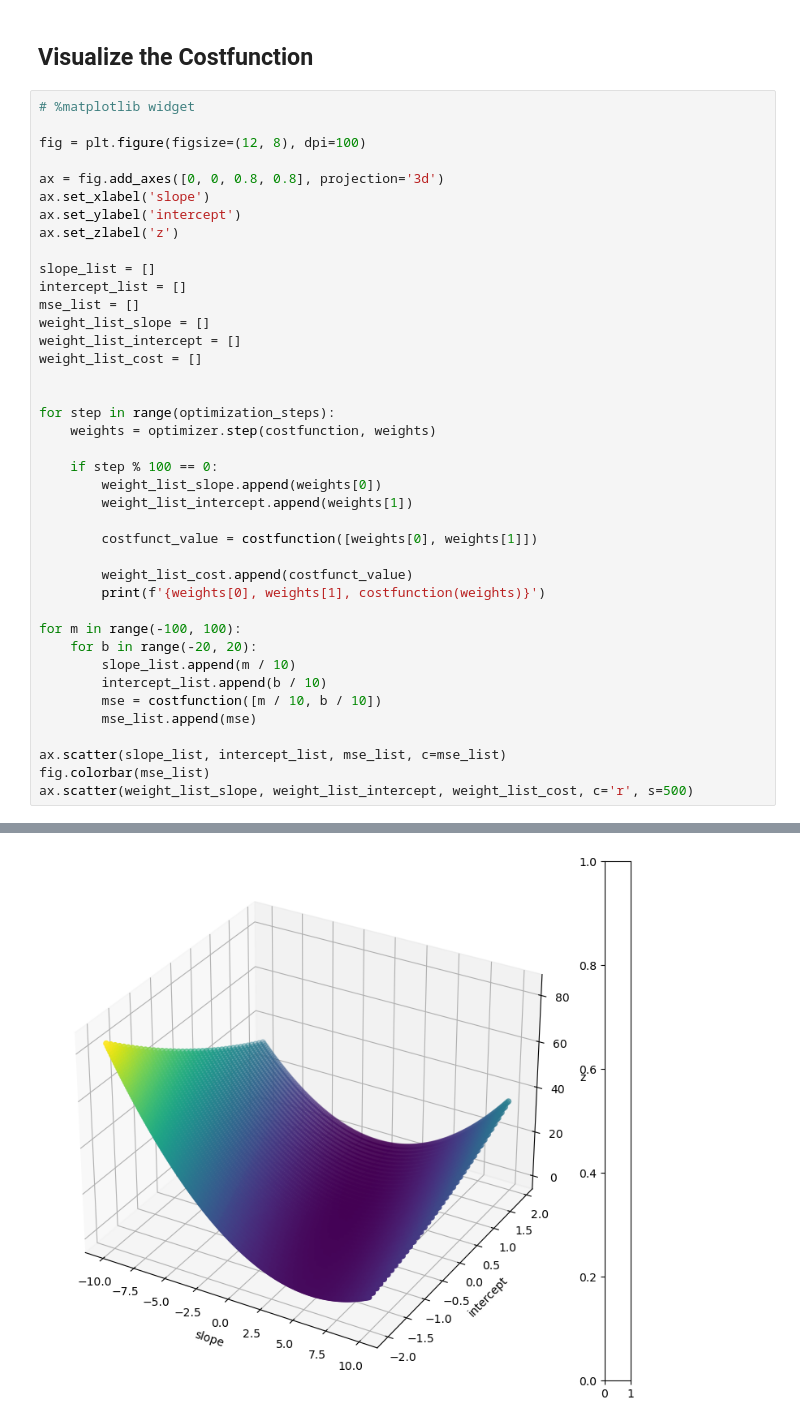
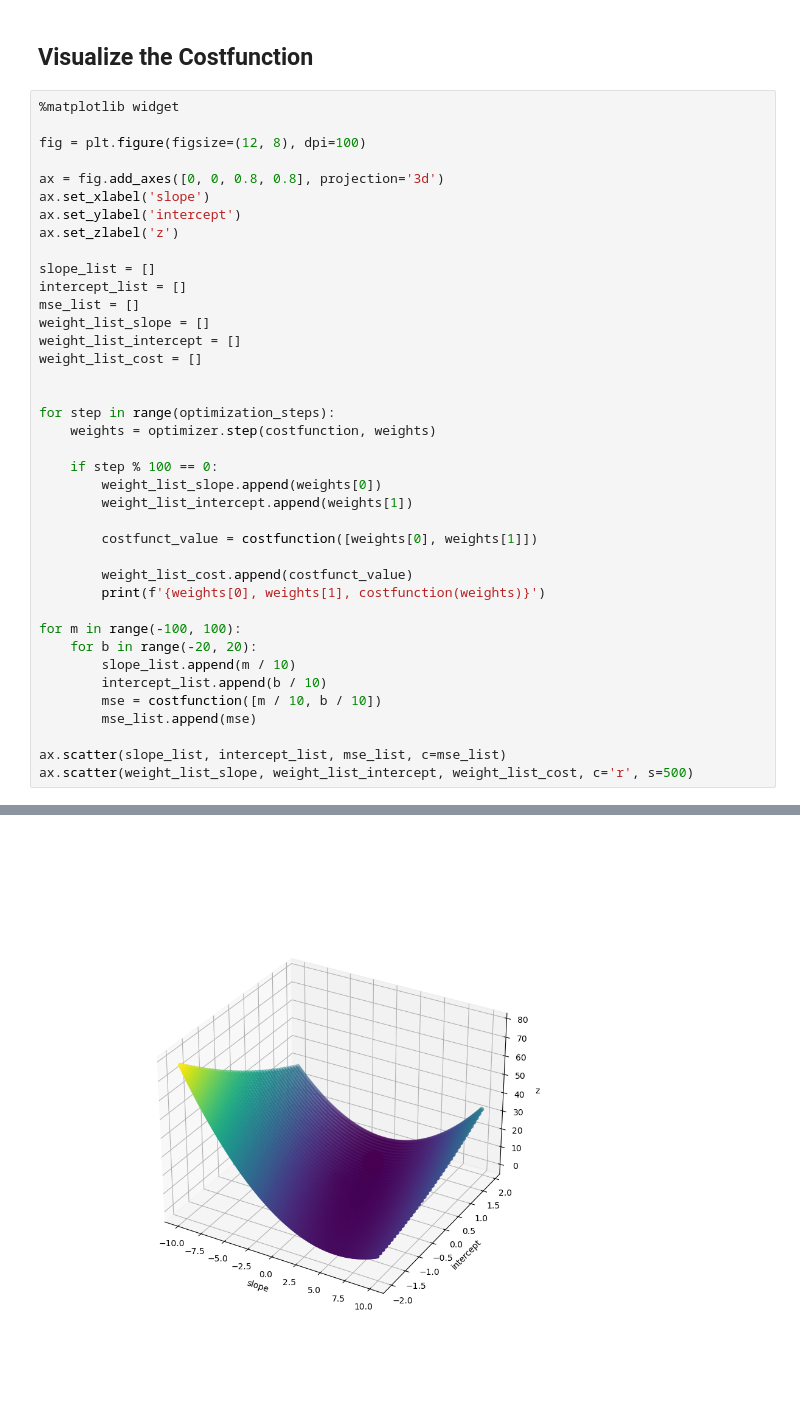
Before and after one commit to philBram/datascience, a Jupyter notebook: seaborn_summary/3d_plot_learning_rate.ipynb, the cells around one changed output, grey strips where cells are left out. Drawn from its saved outputs; the diff is of its cells as text; blank space fills up the shorter version.

```diff
--- a/seaborn_summary/3d_plot_learning_rate.ipynb
+++ b/seaborn_summary/3d_plot_learning_rate.ipynb
@@ -58,7 +58,7 @@ sns.scatterplot(x=x_values, y=y_values)
 # %% [markdown]
 ## Visualize the Costfunction
 # %%
-# %matplotlib widget
+%matplotlib widget
 
 fig = plt.figure(figsize=(12, 8), dpi=100)
 
@@ -95,6 +95,5 @@ for m in range(-100, 100):
         mse_list.append(mse)
 
 ax.scatter(slope_list, intercept_list, mse_list, c=mse_list)
-fig.colorbar(mse_list)
 ax.scatter(weight_list_slope, weight_list_intercept, weight_list_cost, c='r', s=500)
 # %% [output]
@@ -119 +118 @@ AttributeError: 'list' object has no attribute 'get_array'
-[figure, old version]
+[figure, new version]
```
Also changed, not shown: parts of 2 cells of this notebook, 7 other files.
